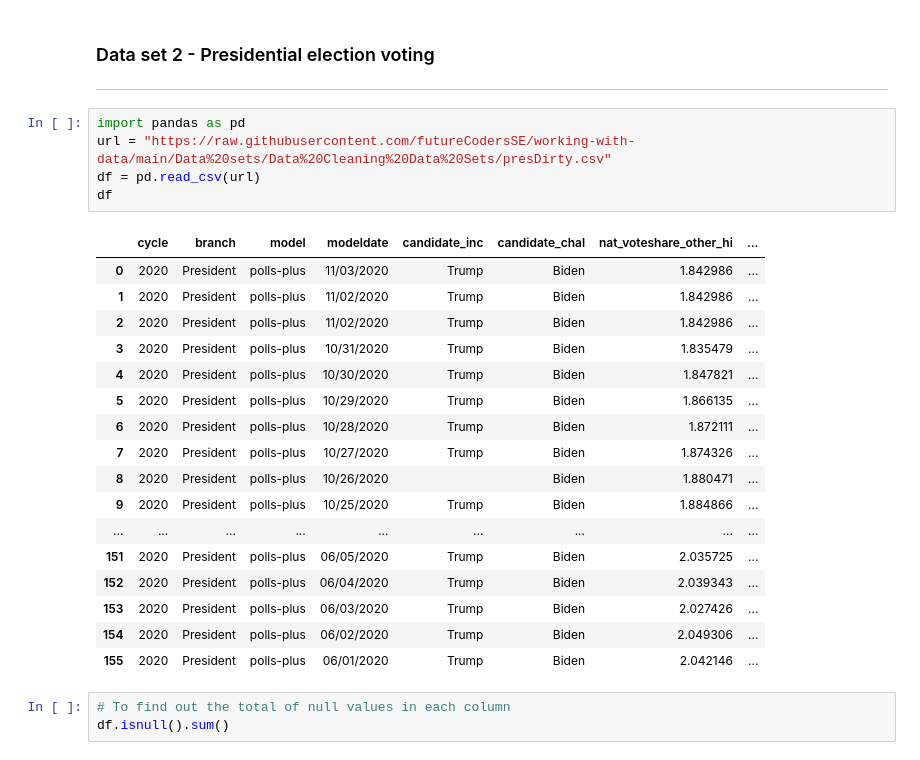
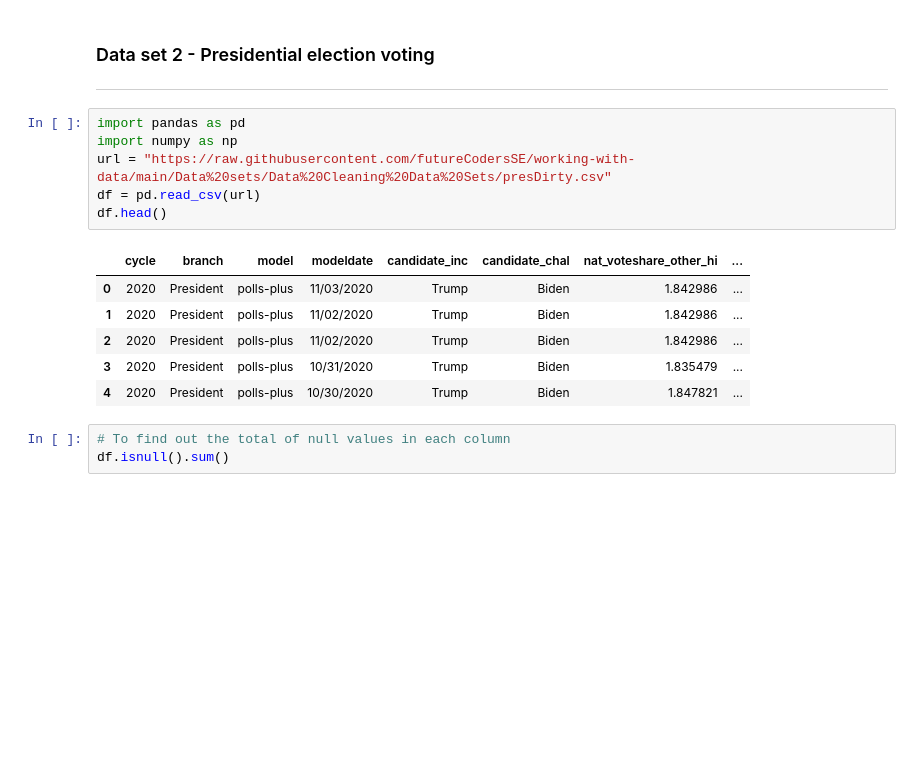
Before and after one commit to Jojomaque/DataScience, a Jupyter notebook: JojoClean_the_data.ipynb, the cells around one changed output. Drawn from its saved outputs; the diff is of its cells as text; blank space fills up the shorter version.

```diff
--- a/JojoClean_the_data.ipynb
+++ b/JojoClean_the_data.ipynb
@@ -195,27 +195,17 @@ df
 ---
 # %%
 import pandas as pd
+import numpy as np
 url = "https://raw.githubusercontent.com/futureCodersSE/working-with-data/main/Data%20sets/Data%20Cleaning%20Data%20Sets/presDirty.csv"
 df = pd.read_csv(url)
-df
+df.head()
 # %% [output]
 |  | cycle | branch | model | modeldate | candidate_inc | candidate_chal | nat_voteshare_other_hi | ... |
 | 0 | 2020 | President | polls-plus | 11/03/2020 | Trump | Biden | 1.842986 | ... |
 | 1 | 2020 | President | polls-plus | 11/02/2020 | Trump | Biden | 1.842986 | ... |
 | 2 | 2020 | President | polls-plus | 11/02/2020 | Trump | Biden | 1.842986 | ... |
 | 3 | 2020 | President | polls-plus | 10/31/2020 | Trump | Biden | 1.835479 | ... |
 | 4 | 2020 | President | polls-plus | 10/30/2020 | Trump | Biden | 1.847821 | ... |
-| 5 | 2020 | President | polls-plus | 10/29/2020 | Trump | Biden | 1.866135 | ... |
-| 6 | 2020 | President | polls-plus | 10/28/2020 | Trump | Biden | 1.872111 | ... |
-| 7 | 2020 | President | polls-plus | 10/27/2020 | Trump | Biden | 1.874326 | ... |
-| 8 | 2020 | President | polls-plus | 10/26/2020 |  | Biden | 1.880471 | ... |
-| 9 | 2020 | President | polls-plus | 10/25/2020 | Trump | Biden | 1.884866 | ... |
-| ... | ... | ... | ... | ... | ... | ... | ... | ... |
-| 151 | 2020 | President | polls-plus | 06/05/2020 | Trump | Biden | 2.035725 | ... |
-| 152 | 2020 | President | polls-plus | 06/04/2020 | Trump | Biden | 2.039343 | ... |
-| 153 | 2020 | President | polls-plus | 06/03/2020 | Trump | Biden | 2.027426 | ... |
-| 154 | 2020 | President | polls-plus | 06/02/2020 | Trump | Biden | 2.049306 | ... |
-| 155 | 2020 | President | polls-plus | 06/01/2020 | Trump | Biden | 2.042146 | ... |
 # %%
 # To find out the total of null values in each column
 df.isnull().sum()
```
Also changed, not shown: parts of 5 cells of this notebook.
